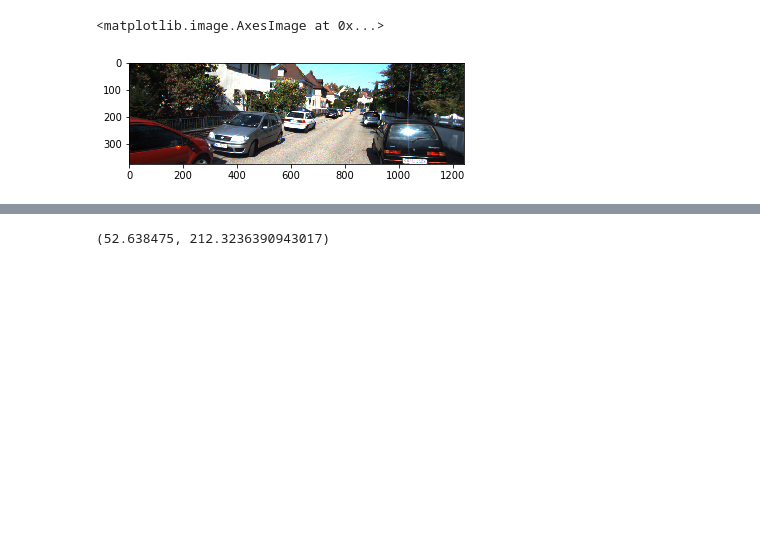
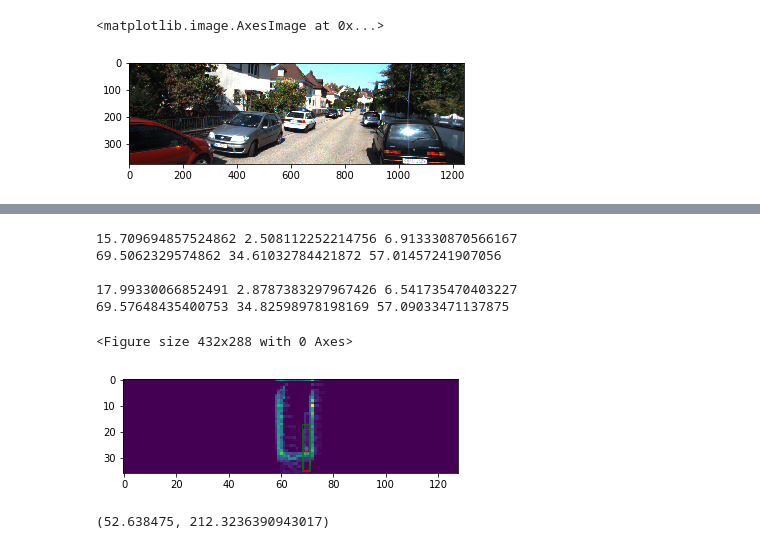
Before and after one commit to marmohamed/Multi-Modal-Fusion-For-3d-Object-Detection, a Jupyter notebook: src/Notebooks/Model Evaluation-Copy1.ipynb, the cells around one changed output, grey strips where cells are left out. Saved outputs shown, nothing was run; the diff lists cells and outputs as text; code cells hidden in the pictures; blank space fills up the shorter version.

```diff
--- a/src/Notebooks/Model Evaluation-Copy1.ipynb
+++ b/src/Notebooks/Model Evaluation-Copy1.ipynb
@@ -1359,3 +1406,61 @@ plt.show()
+# %%
+# Create figure and axes
+plt.clf()
+fig,ax = plt.subplots(1)
+
+# Display the image
+img = np.clip(np.mean(lidar_image.transpose()[:, :, :], 2), 0, 1)
+# img = cv2.resize(img, (112, 128))
+ax.imshow(img)
+
+for i in range(0, len(label)):
+    l = label[i][3]
+    w = label[i][4]
+    h = label[i][5]
+    x = label[i][0]
+    y = label[i][1]
+    z = label[i][2]
+#     print(y, z)
+    plt.scatter(y, z-h/2, s=10, c='r')
+    a = label[i][6]
+#     if a < 0:
+#       a = a + 3.14
+    print(h, w, l)
+    print(y, z, x)
+#     print()
+    rect = patches.Rectangle((y-w/2, z-h),w, h, angle= 0,linewidth=0.75,edgecolor='r',facecolor='none')
+
+    ax.add_patch(rect)
+
+print()
+for i in range(0, len(label_bev)):
+    l = label_bev[i][3]
+    w = label_bev[i][4]
+    h = label_bev[i][5]
+    x = label_bev[i][0]
+    y = label_bev[i][1]
+    z = label_bev[i][2]
+#     print(y, z)
+    plt.scatter(y, z-h/2, s=10)
+    a = label_bev[i][6]
+#     if a < 0:
+#       a = a + 3.14
+    print(h, w, l)
+    print(y, z, x)
+#     print()
+    rect = patches.Rectangle((y-w/2, z-h),w, h, angle= 0,linewidth=0.75,edgecolor='g',facecolor='none')
+
+    ax.add_patch(rect)
+
+plt.show()
+# %% [output]
+15.709694857524862 2.508112252214756 6.913330870566167
+69.5062329574862 34.61032784421872 57.01457241907056
+
+17.99330066852491 2.8787383297967426 6.541735470403227
+69.57648435400753 34.82598978198169 57.09033471137875
+<Figure size 432x288 with 0 Axes>
+[figure, added]
 # %%
 210.5539/4, 53.08090977357543*4
 # %% [output]
```
Also changed, not shown: parts of 33 cells of this notebook, 7 other files.
